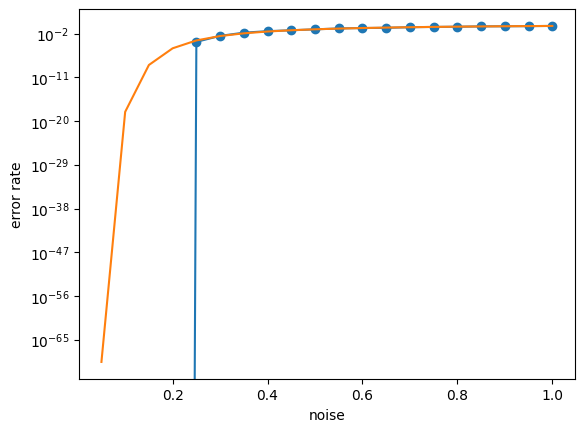
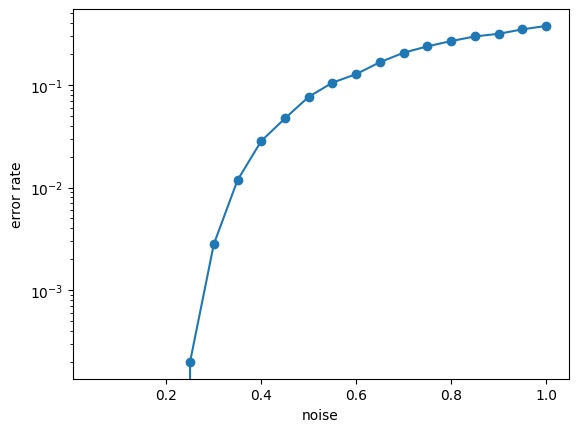
Code edit (unified diff) that turned the first committed figure into the second:
--- before
+++ after
@@ -17,10 +17,6 @@
     single_error_rates.append(errors)
 
-from scipy.special import erfc
-
-analytic = erfc(np.sqrt(np.pi)/(2*np.sqrt(2)*sigma_list)) #theoretical error rate i should be matching with enough trails 
 
 plt.semilogy(sigma_list, single_error_rates, marker='o')
-plt.semilogy(sigma_list, analytic, '-', label='Theory')
 plt.xlabel("noise")
 plt.ylabel("error rate")

Commit: written updates